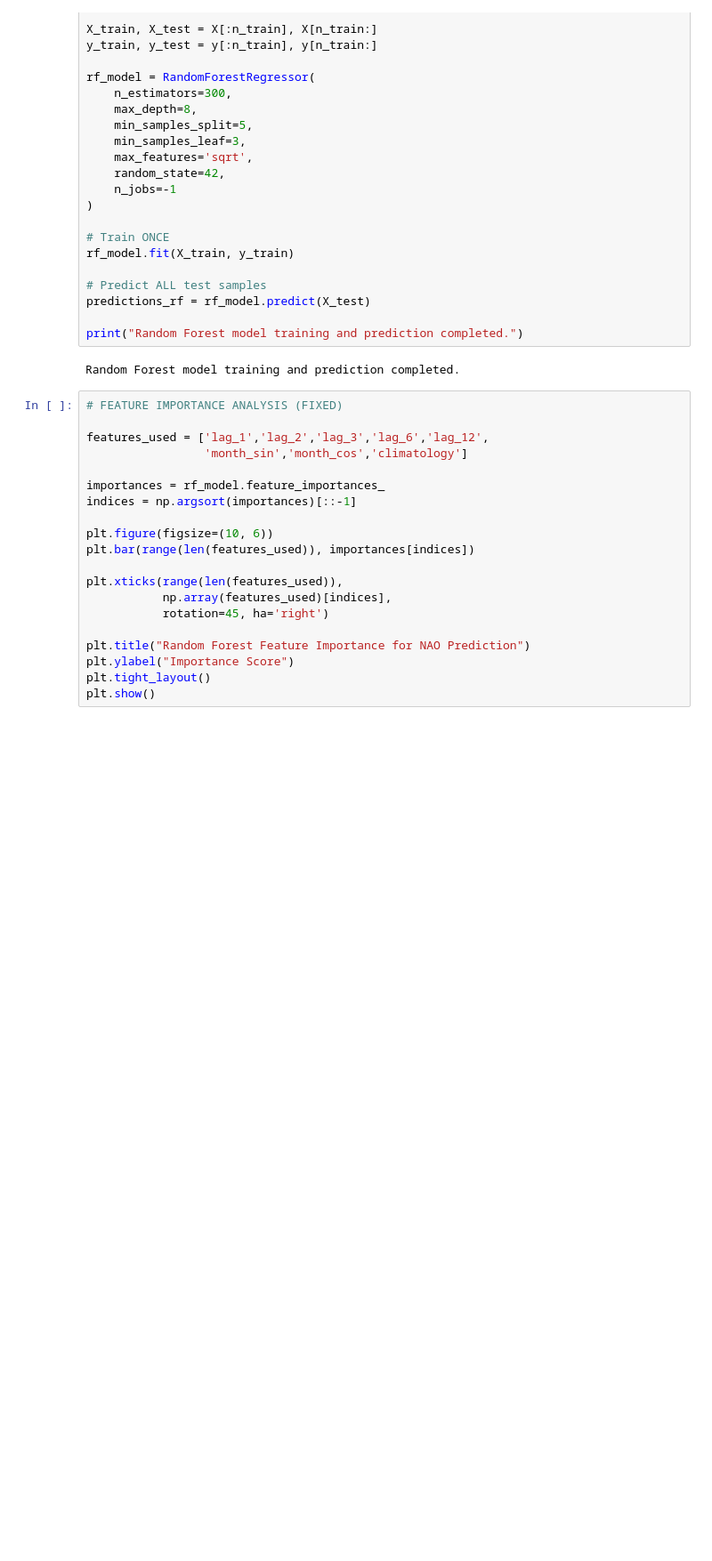
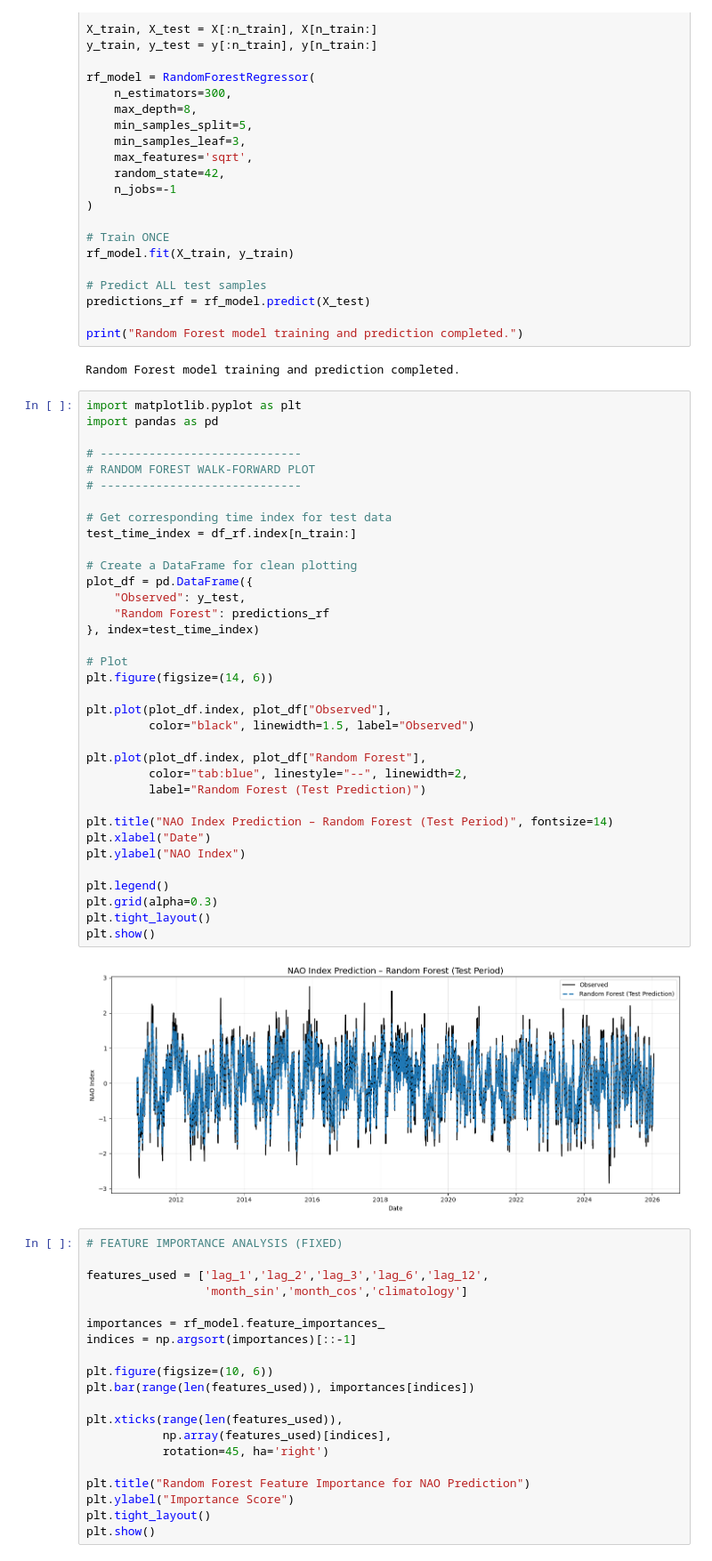
Before and after one commit to Zephyrsfisch/NAO-Prediction, a Jupyter notebook: 3_Model/model_definition_evaluation.ipynb, the cells around one changed output. Shown at 89% size. Cells and saved outputs as stored; diff of their text form; blank space fills up the shorter version.

```diff
--- a/3_Model/model_definition_evaluation.ipynb
+++ b/3_Model/model_definition_evaluation.ipynb
@@ -273,6 +273,43 @@ predictions_rf = rf_model.predict(X_test)
 print("Random Forest model training and prediction completed.")
 # %% [output]
 Random Forest model training and prediction completed.
+# %%
+import matplotlib.pyplot as plt
+import pandas as pd
+
+# -----------------------------
+# RANDOM FOREST WALK-FORWARD PLOT
+# -----------------------------
+
+# Get corresponding time index for test data
+test_time_index = df_rf.index[n_train:]
+
+# Create a DataFrame for clean plotting
+plot_df = pd.DataFrame({
+    "Observed": y_test,
+    "Random Forest": predictions_rf
+}, index=test_time_index)
+
+# Plot
+plt.figure(figsize=(14, 6))
+
+plt.plot(plot_df.index, plot_df["Observed"],
+         color="black", linewidth=1.5, label="Observed")
+
+plt.plot(plot_df.index, plot_df["Random Forest"],
+         color="tab:blue", linestyle="--", linewidth=2,
+         label="Random Forest (Test Prediction)")
+
+plt.title("NAO Index Prediction – Random Forest (Test Period)", fontsize=14)
+plt.xlabel("Date")
+plt.ylabel("NAO Index")
+
+plt.legend()
+plt.grid(alpha=0.3)
+plt.tight_layout()
+plt.show()
+# %% [output]
+[figure, added]
 # %%
 # FEATURE IMPORTANCE ANALYSIS (FIXED)
 
```
Also changed, not shown: parts of 6 cells of this notebook, 3 other files.
